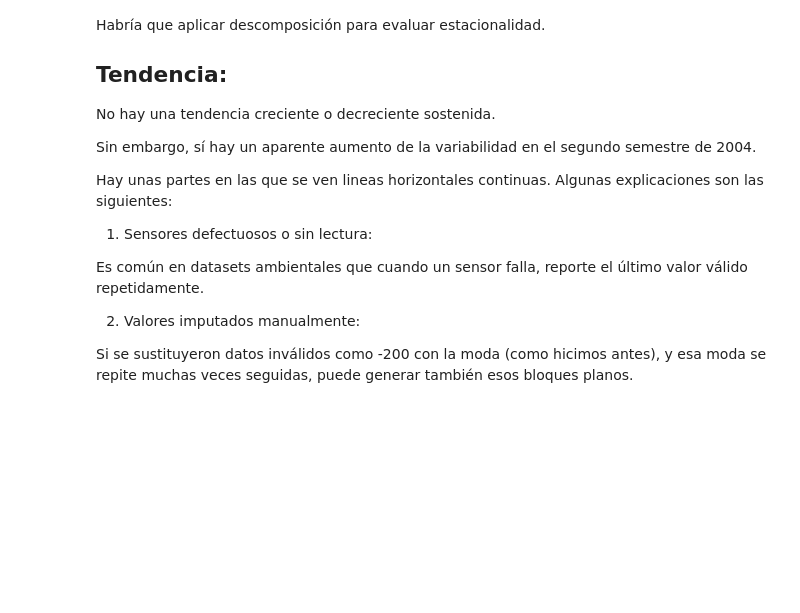
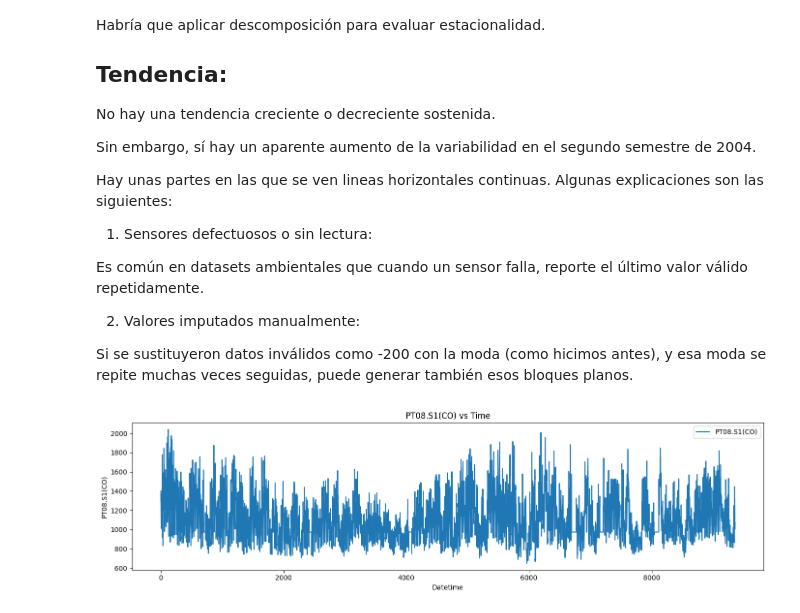
Before and after one commit to Maria-Paula-PR/Air_Quality_Pred_Clas, a Jupyter notebook: 1.Analisis_Y_pronosticos_de_series.ipynb, the cells around one changed output. Drawn from its saved outputs; the diff is of its cells as text; code cells hidden in the pictures; blank space fills up the shorter version.

```diff
--- a/1.Analisis_Y_pronosticos_de_series.ipynb
+++ b/1.Analisis_Y_pronosticos_de_series.ipynb
@@ -308,3 +308,15 @@ Es común en datasets ambientales que cuando un sensor falla, reporte el último
 2. Valores imputados manualmente:
 
 Si se sustituyeron datos inválidos como -200 con la moda (como hicimos antes), y esa moda se repite muchas veces seguidas, puede generar también esos bloques planos.
+# %%
+col = 'PT08.S1(CO)'
+plt.figure(figsize=(14, 4))
+plt.plot(df.index, df[col], label=col)
+plt.title(f'{col} vs Time')
+plt.xlabel('Datetime')
+plt.ylabel(col)
+plt.legend()
+plt.tight_layout()
+plt.show()
+# %% [output]
+[figure, added]
```
Also changed, not shown: parts of 16 cells of this notebook.
